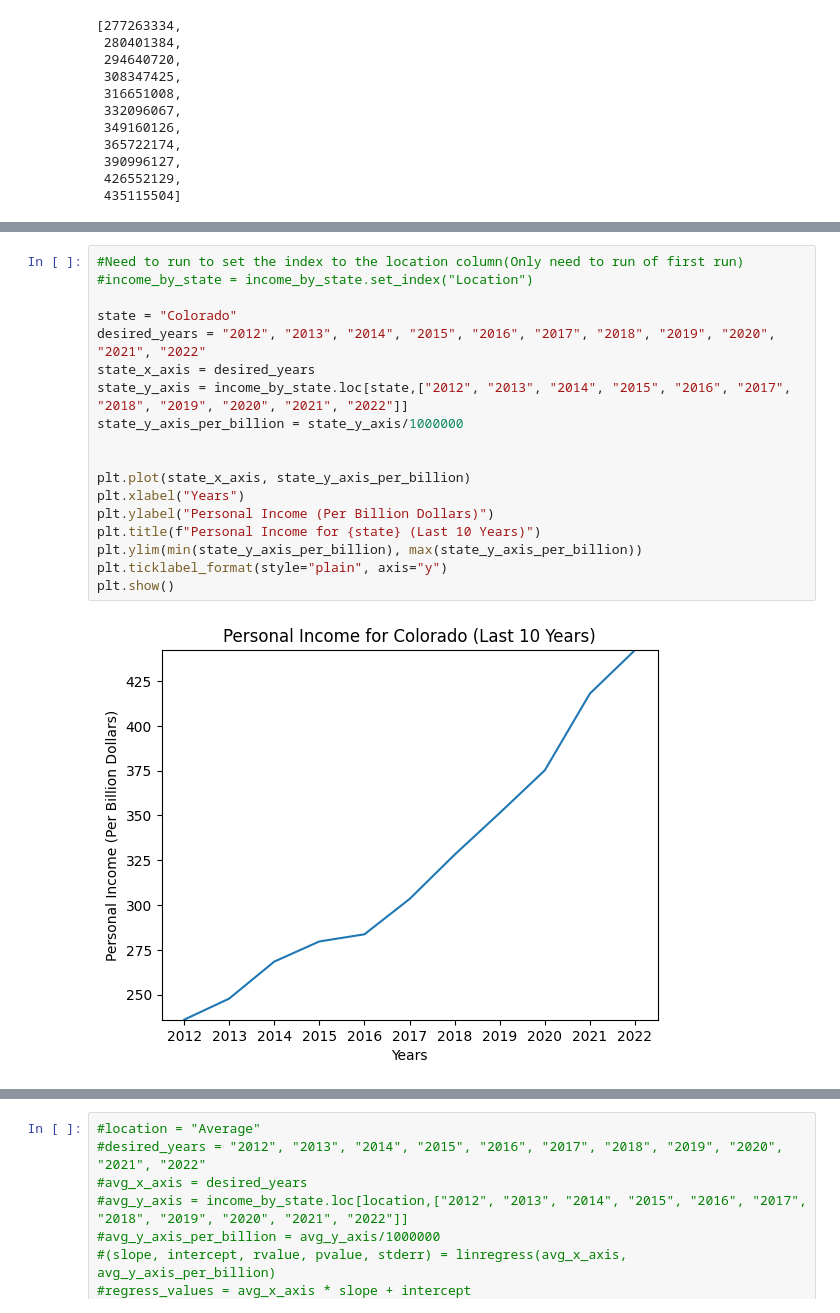
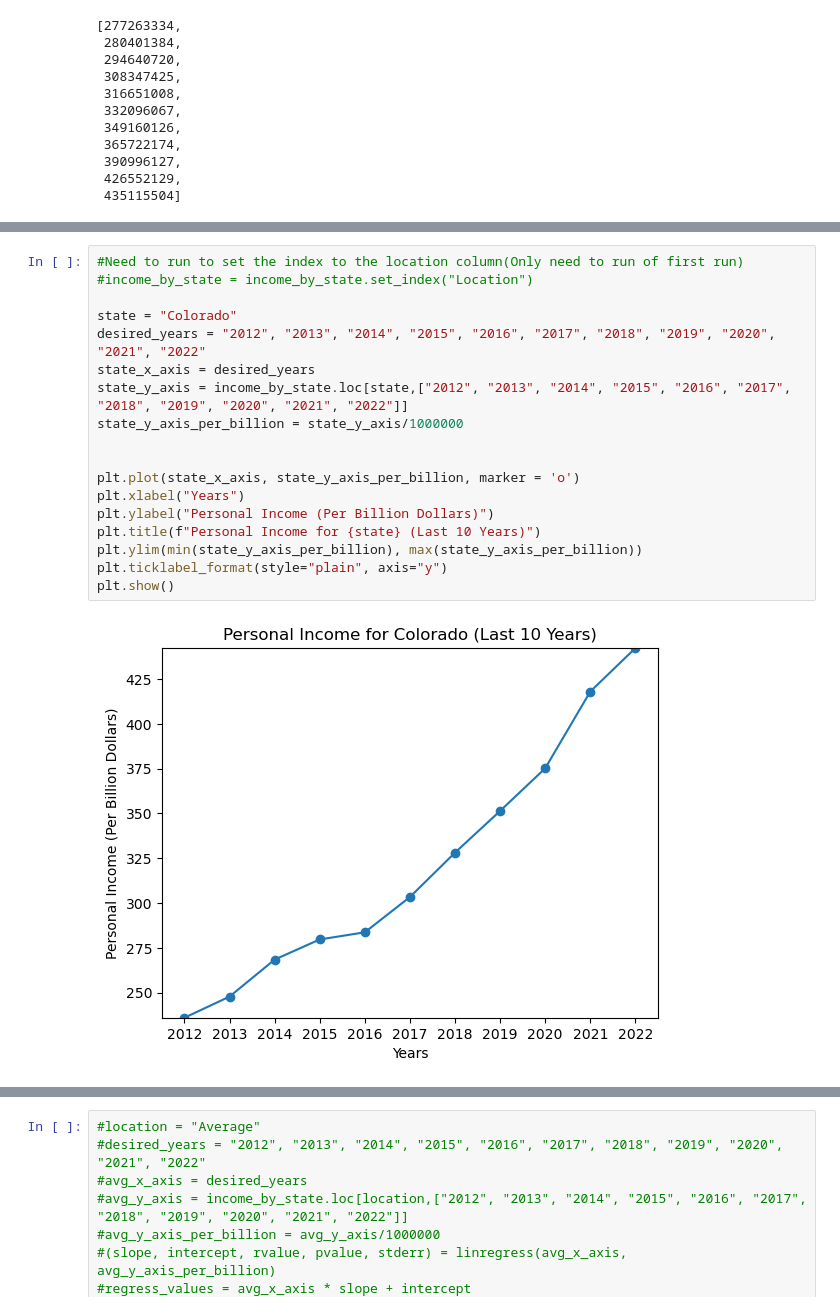
Before and after one commit to Tylerwilliams3644/Bootcamp-Project-1, a Jupyter notebook: Working Code/Income by State/income_by_state.ipynb, the cells around one changed output, grey strips where cells are left out. Drawn from its saved outputs; the diff is of its cells as text.

```diff
--- a/Working Code/Income by State/income_by_state.ipynb
+++ b/Working Code/Income by State/income_by_state.ipynb
@@ -146,23 +146,23 @@ income_by_state.sort_values(by= '2022', ascending = False)
 # %%
 #Need to run to set the index to the location column(Only need to run of first run)
 #income_by_state = income_by_state.set_index("Location")
 
 state = "Colorado"
 desired_years = "2012", "2013", "2014", "2015", "2016", "2017", "2018", "2019", "2020", "2021", "2022"
 state_x_axis = desired_years
 state_y_axis = income_by_state.loc[state,["2012", "2013", "2014", "2015", "2016", "2017", "2018", "2019", "2020", "2021", "2022"]]
 state_y_axis_per_billion = state_y_axis/1000000
 
 
-plt.plot(state_x_axis, state_y_axis_per_billion)
+plt.plot(state_x_axis, state_y_axis_per_billion, marker = 'o')
 plt.xlabel("Years")
 plt.ylabel("Personal Income (Per Billion Dollars)")
 plt.title(f"Personal Income for {state} (Last 10 Years)")
 plt.ylim(min(state_y_axis_per_billion), max(state_y_axis_per_billion))
 plt.ticklabel_format(style="plain", axis="y")
 plt.show()
 # %% [output]
-[figure, old version]
+[figure, new version]
 # %%
 location = "Average"
 desired_years = "2012", "2013", "2014", "2015", "2016", "2017", "2018", "2019", "2020", "2021", "2022"
```
Also changed, not shown: parts of 2 cells of this notebook, 1 other file.
